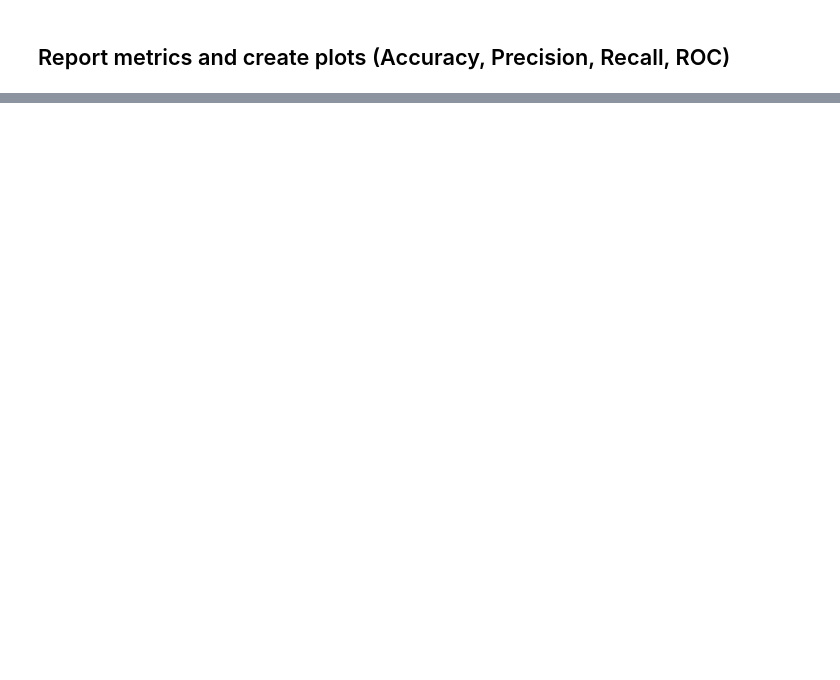
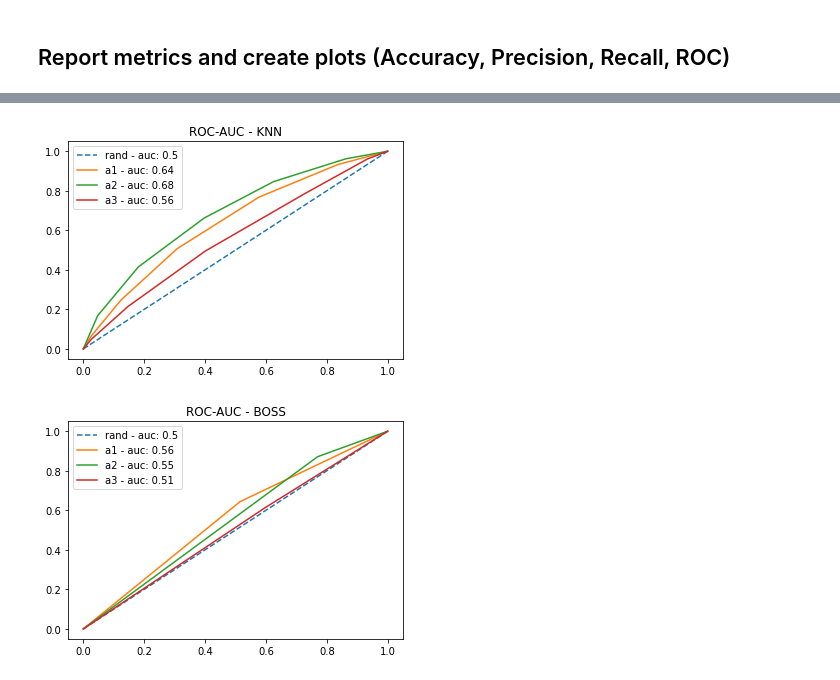
Before and after one commit to TravisAGengler/TimeSeriesTaxonomy, a Jupyter notebook: project.ipynb, the cells around one changed output, grey strips where cells are left out. Drawn from its saved outputs; the diff is of its cells as text; code cells hidden in the pictures; blank space fills up the shorter version.

```diff
--- a/project.ipynb
+++ b/project.ipynb
@@ -40,2 +206,10 @@ gc.collect()
 # %% [markdown]
 ## Report metrics and create plots (Accuracy, Precision, Recall, ROC)
+# %%
+with (open("dataset_a1_metrics.pkl", "rb")) as f:
+    a1_metrics = pickle.load(f)
+with (open("dataset_a2_metrics.pkl", "rb")) as f:
+    a2_metrics = pickle.load(f)
+with (open("dataset_a3_metrics.pkl", "rb")) as f:
+    a3_metrics = pickle.load(f)
+all_metrics = [a1_metrics, a2_metrics, a3_metrics]
@@ -41,0 +233,8 @@ gc.collect()
+# %%
+# ROC plot
+
+create_roc_plot(all_metrics, "knn", "ROC-AUC - KNN", [2, 2, 2])
+create_roc_plot(all_metrics, "boss", "ROC-AUC - BOSS", [0, 0, 0])
+# %% [output]
+[figure, added]
+[figure, added]
```
Also changed, not shown: parts of 8 cells of this notebook, 3 other files.
